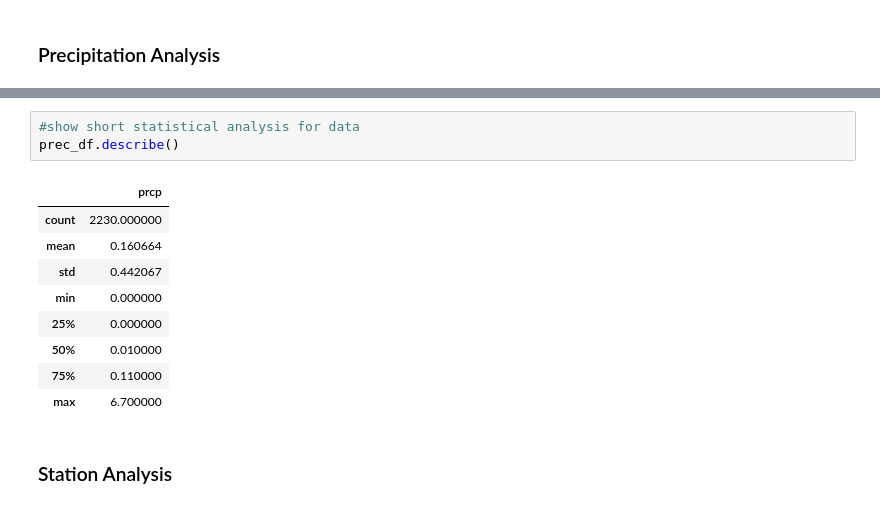
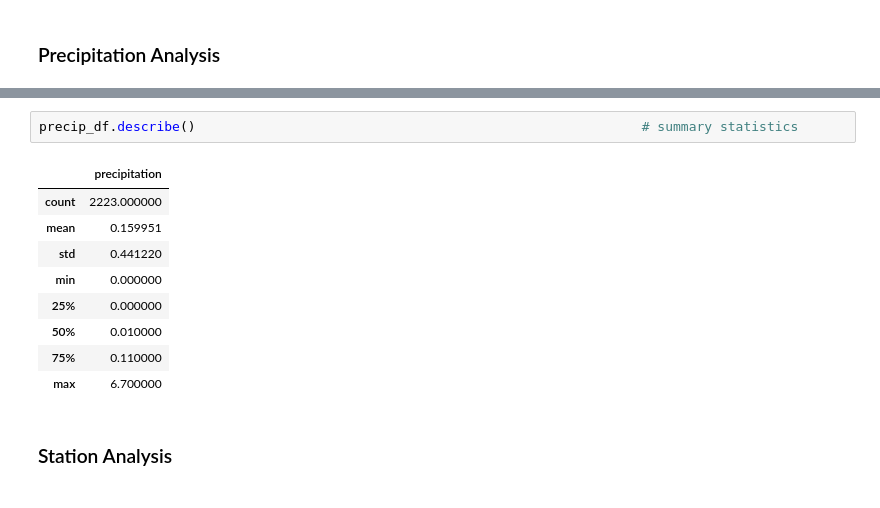
Before and after one commit to williamsongigi69/sqlalchemy-challenge, a Jupyter notebook: climate_analysis.ipynb, the cells around one changed output, grey strips where cells are left out. Drawn from its saved outputs; the diff is of its cells as text.

```diff
--- a/climate_analysis.ipynb
+++ b/climate_analysis.ipynb
@@ -78,16 +66,15 @@ plt.show()
-# %%
-#show short statistical analysis for data
-prec_df.describe()
-# %% [output]
-|  | prcp |
-| count | 2230.000000 |
-| mean | 0.160664 |
-| std | 0.442067 |
-| min | 0.000000 |
-| 25% | 0.000000 |
-| 50% | 0.010000 |
-| 75% | 0.110000 |
-| max | 6.700000 |
+# %%
+precip_df.describe()                                                         # summary statistics
+# %% [output]
+|  | precipitation |
+| count | 2223.000000 |
+| mean | 0.159951 |
+| std | 0.441220 |
+| min | 0.000000 |
+| 25% | 0.000000 |
+| 50% | 0.010000 |
+| 75% | 0.110000 |
+| max | 6.700000 |
 # %% [markdown]
 ### Station Analysis
 # %%
```
Also changed, not shown: parts of 15 cells of this notebook, 2 other files.
